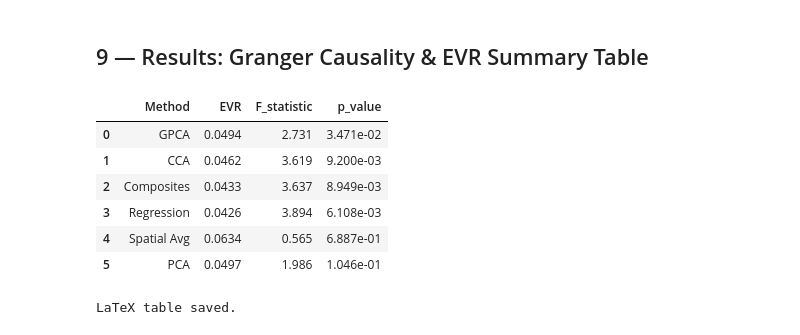
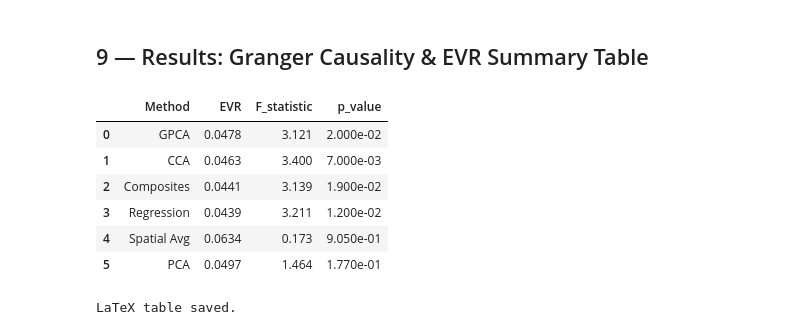
Before and after one commit to homerdurand/Granger-PCA-Teleconnections, a Jupyter notebook: notebooks/teleconnection_ndvi_enso.ipynb, the cells around one changed output. Cells and saved outputs as stored; diff of their text form; code cells hidden in the pictures.

```diff
--- a/notebooks/teleconnection_ndvi_enso.ipynb
+++ b/notebooks/teleconnection_ndvi_enso.ipynb
@@ -96,6 +96,11 @@ GC_TEST_LEVEL    = 1e-2               # significance level for GC during mu sele
 # ── Results ─────────────────────────────────────────────────────────────────
 PVALUE_THRESHOLD = 0.05               # threshold for reporting Granger causality
 CORR_SIG_ALPHA   = 0.05               # pixel-wise correlation significance
+
+GC_TEST = 'F_test'
+CORR_CORRECTION = False
+CORR_N_BOOTSTRAP = 50
+CORR_BOOTSTRAP = False
 # %% [markdown]
 ## 3 — Data Loading, Cleaning & Preprocessing
 # %%
@@ -273,6 +278,7 @@ regularisation parameter μ, we record train/test EVR and train/test F-statistic
 (Granger causality test).  This is used in §7 to select both the optimal lag
 and the optimal μ.
 # %%
+
 # Storage
 gpca_models   = {}   # lag → fitted GrangerPCA
 gpca_weights  = {}   # lag → {"weights", "significances", "p-value"}
@@ -305,13 +311,23 @@ for lag in tqdm(CANDIDATE_LAGS, desc="Fitting GPCA"):
         cp_tr = gpca_mu.transform(anomalies_pca_train)
         cp_te = gpca_mu.transform(anomalies_pca_test)
 
-        w_tr, _ = get_weights(anomalies_pca_train, anomalies_train, gpca_mu)
-        w_te, _ = get_weights(anomalies_pca_test,  anomalies_test,  gpca_mu)
+        w_tr, _ = get_weights(anomalies_pca_train, anomalies_train, gpca_mu, alpha=CORR_SIG_ALPHA, correction=CORR_CORRECTION,
+                                      bootstrap=CORR_BOOTSTRAP, n_bootstrap=CORR_N_BOOTSTRAP)
 
-        res_tr = test_granger_causality(
-            oscillation_train[:, None], cp_tr[:, 0], maxlag=[lag], alpha=ALPHA_STAB)
-        res_te = test_granger_causality(
-            oscillation_test[:, None],  cp_te[:, 0], maxlag=[lag], alpha=ALPHA_STAB)
+        w_te, _ = get_weights(anomalies_pca_test,  anomalies_test,  gpca_mu, alpha=CORR_SIG_ALPHA, correction=CORR_CORRECTION,
+                                      bootstrap=CORR_BOOTSTRAP, n_bootstrap=CORR_N_BOOTSTRAP)
+
+        if GC_TEST == 'MBB':
+            res_tr = test_granger_causality_mbb(
+                oscillation_train[:, None], cp_tr[:, 0], maxlag=[lag], alpha=ALPHA_STAB)
+            res_te = test_granger_causality_mbb(
+                oscillation_test[:, None],  cp_te[:, 0], maxlag=[lag], alpha=ALPHA_STAB)
+        elif GC_TEST == 'F_test':
+            res_tr = test_granger_causality(
+                oscillation_train[:, None], cp_tr[:, 0], maxlag=[lag], alpha=ALPHA_STAB)
+            res_te = test_granger_causality(
+                oscillation_test[:, None],  cp_te[:, 0], maxlag=[lag], alpha=ALPHA_STAB)
+
 
         F_tr  = res_tr.loc[res_tr["lag"] == lag, "F_statistic"].values[0]
         Fc_tr_val = res_tr.loc[res_tr["lag"] == lag, "F_critical"].values[0]
@@ -350,7 +366,7 @@ for lag in tqdm(CANDIDATE_LAGS, desc="Fitting GPCA"):
     w_all, sig_all = get_weights(anomalies_pca, anomalies, gpca_opt)
 
     cp_test_opt = gpca_opt.transform(anomalies_pca_test)
-    res_opt = test_granger_causality(
+    res_opt = test_granger_causality_mbb(
         oscillation_test[:, None], cp_test_opt[:, 0], maxlag=[lag])
 
     gpca_models[lag]  = gpca_opt
@@ -439,37 +455,37 @@ Baseline models fitted.
 # %%
 lags_test = [optimal_lag]
 
-res_gpca = test_granger_causality(oscillation_test[:, None], cp_test_gpca[:, 0], maxlag=lags_test)
-res_ca   = test_granger_causality(oscillation_test[:, None], cp_test_ca,          maxlag=lags_test)
-res_ra   = test_granger_causality(oscillation_test[:, None], cp_test_ra,          maxlag=lags_test)
-res_cca  = test_granger_causality(oscillation_test[:, None], cp_test_cca,         maxlag=lags_test)
-res_sa   = test_granger_causality(oscillation_test[:, None], cp_test_sa,          maxlag=lags_test)
-res_pc   = test_granger_causality(oscillation_test[:, None], cp_test_pc,          maxlag=lags_test)
+res_gpca = test_granger_causality_mbb(oscillation_test[:, None], cp_test_gpca[:, 0], maxlag=lags_test)
+res_ca   = test_granger_causality_mbb(oscillation_test[:, None], cp_test_ca,          maxlag=lags_test)
+res_ra   = test_granger_causality_mbb(oscillation_test[:, None], cp_test_ra,          maxlag=lags_test)
+res_cca  = test_granger_causality_mbb(oscillation_test[:, None], cp_test_cca,         maxlag=lags_test)
+res_sa   = test_granger_causality_mbb(oscillation_test[:, None], cp_test_sa,          maxlag=lags_test)
+res_pc   = test_granger_causality_mbb(oscillation_test[:, None], cp_test_pc,          maxlag=lags_test)
 
 w_gpca = best_info["weights"]
 w_ca   = np.ravel(corr_ca);  w_ra  = np.ravel(corr_ra)
 w_cca  = np.ravel(corr_cca); w_sa  = np.ravel(corr_sa)
 w_pc   = np.ravel(corr_pc)
 
 method_dict = {
     "GPCA":           (res_gpca, explained_variance_ratio_fast(anomalies_test, w_gpca)),
     "CCA":            (res_cca,  explained_variance_ratio_fast(anomalies_test, w_cca)),
     "Composites":     (res_ca,   explained_variance_ratio_fast(anomalies_test, w_ca)),
     "Regression":     (res_ra,   explained_variance_ratio_fast(anomalies_test, w_ra)),
     "Spatial Avg":    (res_sa,   explained_variance_ratio_fast(anomalies_test, w_sa)),
     "PCA":            (res_pc,   explained_variance_ratio_fast(anomalies_test, w_pc)),
 }
 
 results_table = build_results_table(method_dict, optimal_lag)
 display(results_table.style.format({"EVR": "{:.4f}", "F_statistic": "{:.3f}", "p_value": "{:.3e}"}))
 # %% [output]
 |  | Method | EVR | F_statistic | p_value |
-| 0 | GPCA | 0.0494 | 2.731 | 3.471e-02 |
-| 1 | CCA | 0.0462 | 3.619 | 9.200e-03 |
-| 2 | Composites | 0.0433 | 3.637 | 8.949e-03 |
-| 3 | Regression | 0.0426 | 3.894 | 6.108e-03 |
-| 4 | Spatial Avg | 0.0634 | 0.565 | 6.887e-01 |
-| 5 | PCA | 0.0497 | 1.986 | 1.046e-01 |
+| 0 | GPCA | 0.0478 | 3.121 | 2.000e-02 |
+| 1 | CCA | 0.0463 | 3.400 | 7.000e-03 |
+| 2 | Composites | 0.0441 | 3.139 | 1.900e-02 |
+| 3 | Regression | 0.0439 | 3.211 | 1.200e-02 |
+| 4 | Spatial Avg | 0.0634 | 0.173 | 9.050e-01 |
+| 5 | PCA | 0.0497 | 1.464 | 1.770e-01 |
 # %%
 # Save LaTeX table
 latex_str = results_table.to_latex(
```
Also changed, not shown: parts of 7 cells of this notebook, 2 other files.
